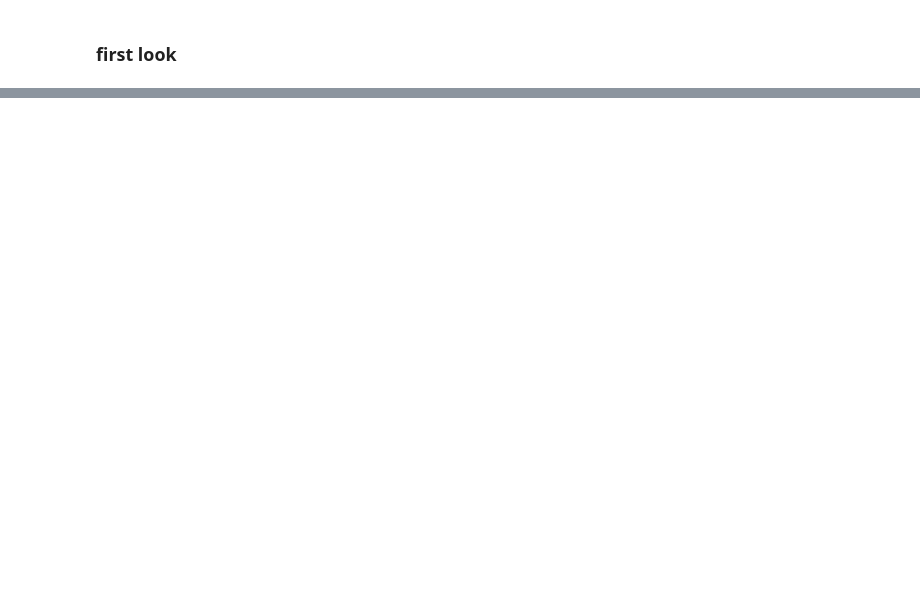
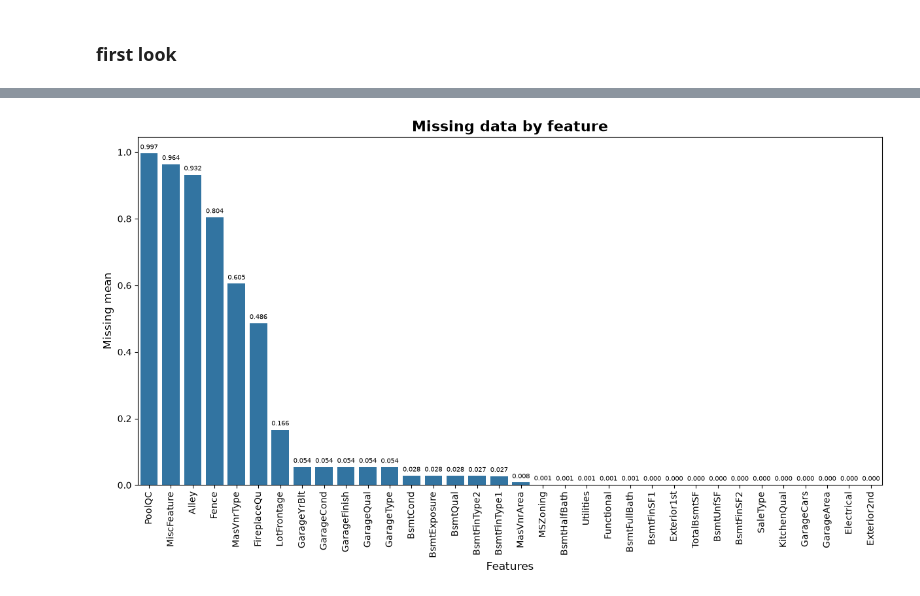
Before and after one commit to EgorK19/fp_houses, a Jupyter notebook: notebooks/1.0_eda.ipynb, the cells around one changed output, grey strips where cells are left out. Cells and saved outputs as stored; diff of their text form; code cells hidden in the pictures; blank space fills up the shorter version.

```diff
--- a/notebooks/1.0_eda.ipynb
+++ b/notebooks/1.0_eda.ipynb
@@ -28,0 +358,6 @@ df_test = pd.read_csv(test_path)
+# %%
+# информативнее смотреть по всем данным
+df_all_data = pd.concat([df_train, df_test], axis=0).reset_index(drop=True)
+
+df_all_data = df_all_data.drop(columns=["SalePrice"])
+df_all_data
@@ -28,0 +378,4 @@ df_test = pd.read_csv(test_path)
+# %%
+all_na = df_all_data.isna().mean().sort_values(ascending=False)
+all_na = all_na[all_na > 0]
+all_na
@@ -28,0 +400,14 @@ df_test = pd.read_csv(test_path)
+# %%
+fig, ax = plt.subplots(figsize=(12, 7), layout="constrained")
+g = sns.barplot(x=all_na.index, y=all_na.values)
+ax.set_title("Missing data by feature", fontsize=16, fontweight="bold")
+ax.set_xlabel("Features", fontsize=12)
+ax.set_ylabel("Missing mean", fontsize=12)
+ax.set_xticklabels(ax.get_xticklabels(), rotation=90)
+
+for container in ax.containers:
+    ax.bar_label(container, fmt="%.3f", padding=3, fontsize=7)
+
+plt.show()
+# %% [output]
+[figure, added]
```
Also changed, not shown: parts of 66 cells of this notebook, 16 other files.
